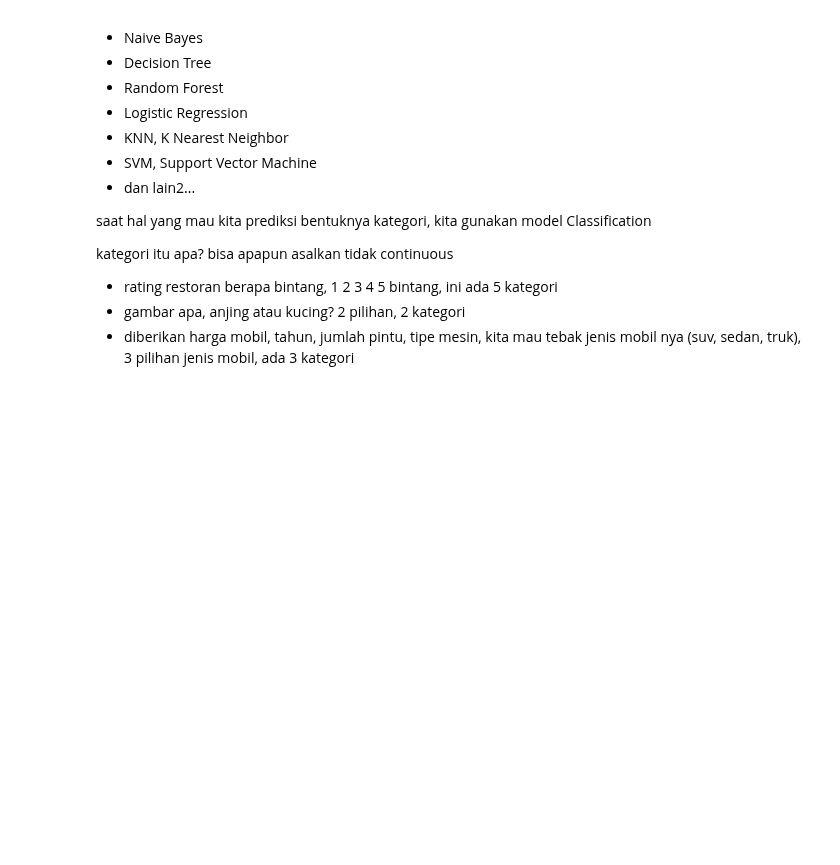
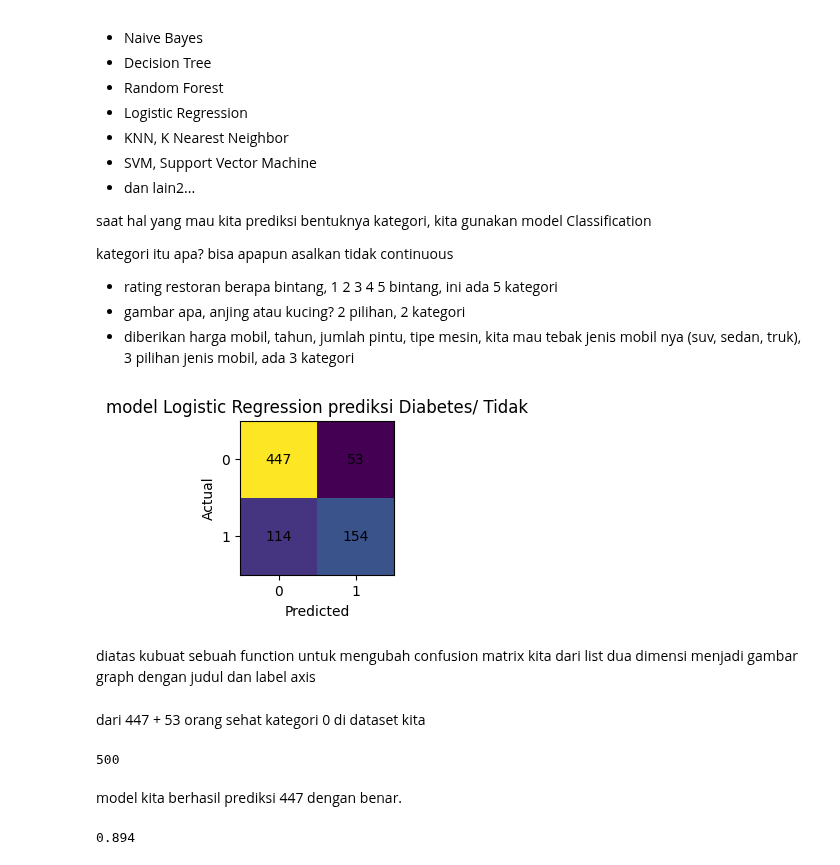
Before and after one commit to Ajhie1987/Python_Train, a Jupyter notebook: PYTN097_Sesi_12.ipynb, the cells around one changed output. Cells and saved outputs as stored; diff of their text form; code cells hidden in the pictures; blank space fills up the shorter version.

```diff
--- a/PYTN097_Sesi_12.ipynb
+++ b/PYTN097_Sesi_12.ipynb
@@ -171,0 +174,38 @@ kategori itu apa? bisa apapun asalkan tidak continuous
+# %%
+# optional
+# buat confusion matrix yang lebih visual
+
+def visualCM(y, y_pred, total_label=2, title=""):
+  cm = confusion_matrix(y, y_pred)
+  fig, ax = plt.subplots(figsize=(total_label, total_label))
+  ax.imshow(cm)
+  ax.grid(False)
+  ticks = range(0, total_label)
+  ax.xaxis.set(ticks=ticks, ticklabels=ticks)
+  ax.yaxis.set(ticks=ticks, ticklabels=ticks)
+  ax.set_ylim(total_label-0.5, -0.5)
+  for i in range(total_label):
+      for j in range(total_label):
+          ax.text(j, i, cm[i, j], ha='center', va='center', color='black')
+  plt.title(title)
+  plt.xlabel("Predicted")
+  plt.ylabel("Actual")
+  plt.show()
+
+visualCM(y, y_pred, 2, "model Logistic Regression prediksi Diabetes/ Tidak")
+# %% [output]
+[figure, added]
+# %% [markdown]
+diatas kubuat sebuah function untuk mengubah confusion matrix kita dari list dua dimensi menjadi gambar graph dengan judul dan label axis
+# %% [markdown]
+dari 447 + 53 orang sehat kategori 0 di dataset kita
+# %%
+447 + 53
+# %% [output]
+500
+# %% [markdown]
+model kita berhasil prediksi 447 dengan benar.
+# %%
+447/500
+# %% [output]
+0.894
```
Also changed, not shown: parts of 40 cells of this notebook.
